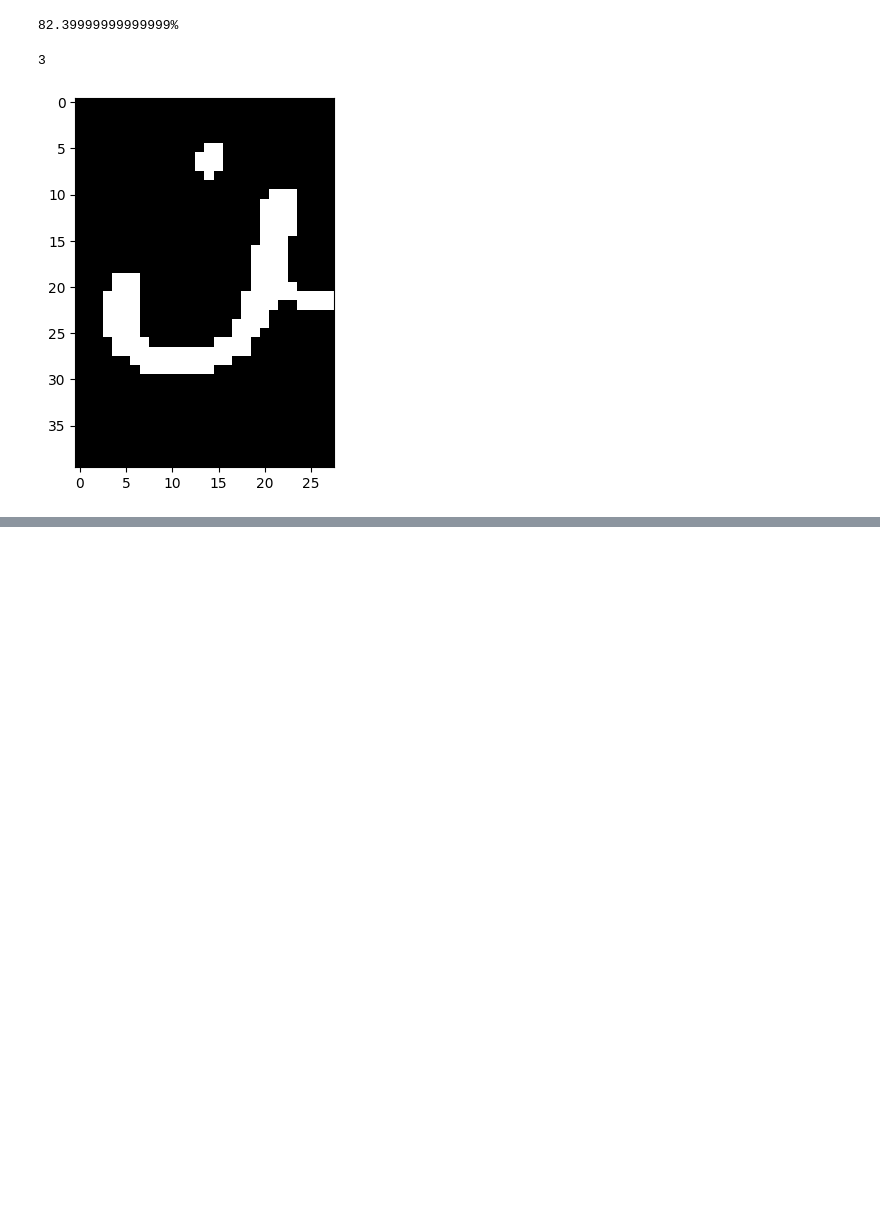
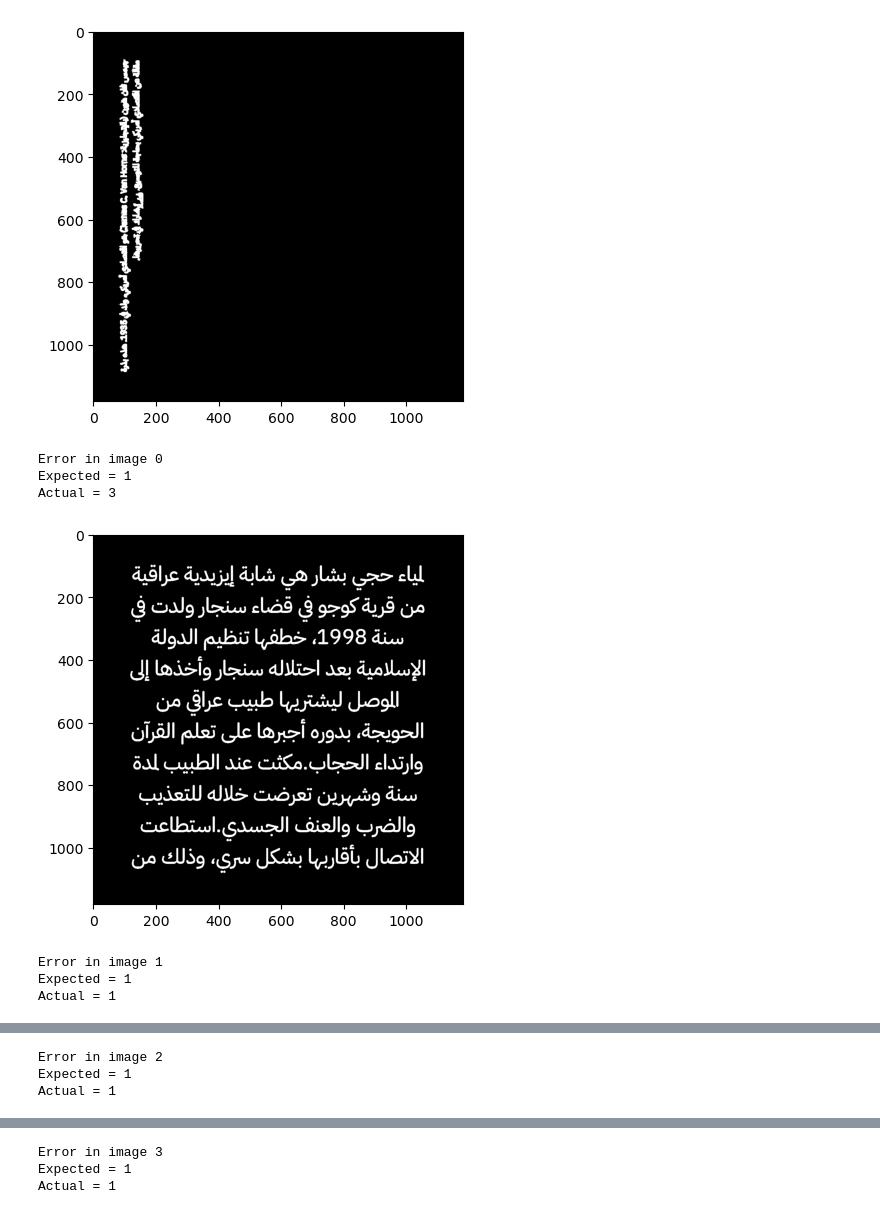
Before and after one commit to AhmedZahran02/Arabic-Font-Recog, a Jupyter notebook: main.ipynb, the cells around one changed output, grey strips where cells are left out. Drawn from its saved outputs; the diff is of its cells as text; code cells hidden in the pictures; blank space fills up the shorter version.

Commit message:
SIFT actually works

```diff
--- a/main.ipynb
+++ b/main.ipynb
@@ -95,23 +45,39 @@ Kmeans Done
-# %%
-path = ".\\fonts-dataset\\1\\"
-images = ImageLoader.loadImages(path)
-cnt = 0
-for image in images:
-    result = classifier.classify(image,feature_extractor,method='SIFT')
-    if result == '1':
-        cnt+=1
-
-print(str(cnt/len(images)*100) + "%")
-# ImageLoader.print(Preprocessing.crop_to_fit_white_with_border(alteredImage2[1]))
-# print(result)
-# %% [output]
-82.39999999999999%
-# %%
-result = classifier.classify(Preprocessing.crop_to_fit_white_with_border(alteredImage2[6]),feature_extractor,method='SIFT')
-print(result)
-ImageLoader.print(Preprocessing.crop_to_fit_white_with_border(alteredImage2[6]))
-# ImageLoader.print(Preprocessing.crop_to_fit_white_with_border(alteredImage2[1]))
-# print(result)
-# %% [output]
-3
-[figure, removed]
+# %%
+path = ".\\fonts-dataset\\"
+fonts = []
+total_size = 0
+fonts.append(ImageLoader.loadImages(path + str("1\\")))
+fonts.append(ImageLoader.loadImages(path + str("2\\")))
+fonts.append(ImageLoader.loadImages(path + str("3\\")))
+fonts.append(ImageLoader.loadImages(path + str("4\\")))
+total_size = 2000
+cnt = 0
+for i in range(0,4):
+    j = 0
+    for j,image in enumerate(fonts[i]):
+        if j == 500:
+            break
+        alteredImage = NoiseRemoval.applyGaussianBlur(image=image)
+        alteredImage2 = Segmentation.segment(alteredImage)
+        alteredImage3 = OrientationDetector.rotate(alteredImage2)
+        result = classifier.classify(alteredImage3,feature_extractor,method='SIFT')
+        if result == str(i + 1):
+            cnt+=1
+        else:
+            ImageLoader.print(alteredImage3)
+            print("Error in image " + str(j))
+            print("Expected = " + str(i+1))
+            print("Actual = " + str(result))
+
+print(str(cnt/total_size*100) + "%")
+# ImageLoader.print(Preprocessing.crop_to_fit_white_with_border(alteredImage2[1]))
+# print(result)
+# %% [output]
+[figure, added]
+Error in image 0
+Expected = 1
+Actual = 3
+[figure, added]
+Error in image 1
+Expected = 1
+Actual = 1
@@ -117,0 +85,3 @@ ImageLoader.print(Preprocessing.crop_to_fit_white_with_border(alteredImage2[6]))
+Error in image 2
+Expected = 1
+Actual = 1
@@ -117,0 +89,3 @@ ImageLoader.print(Preprocessing.crop_to_fit_white_with_border(alteredImage2[6]))
+Error in image 3
+Expected = 1
+Actual = 1
```
Also changed, not shown: parts of 4 cells of this notebook, 2 other files.
